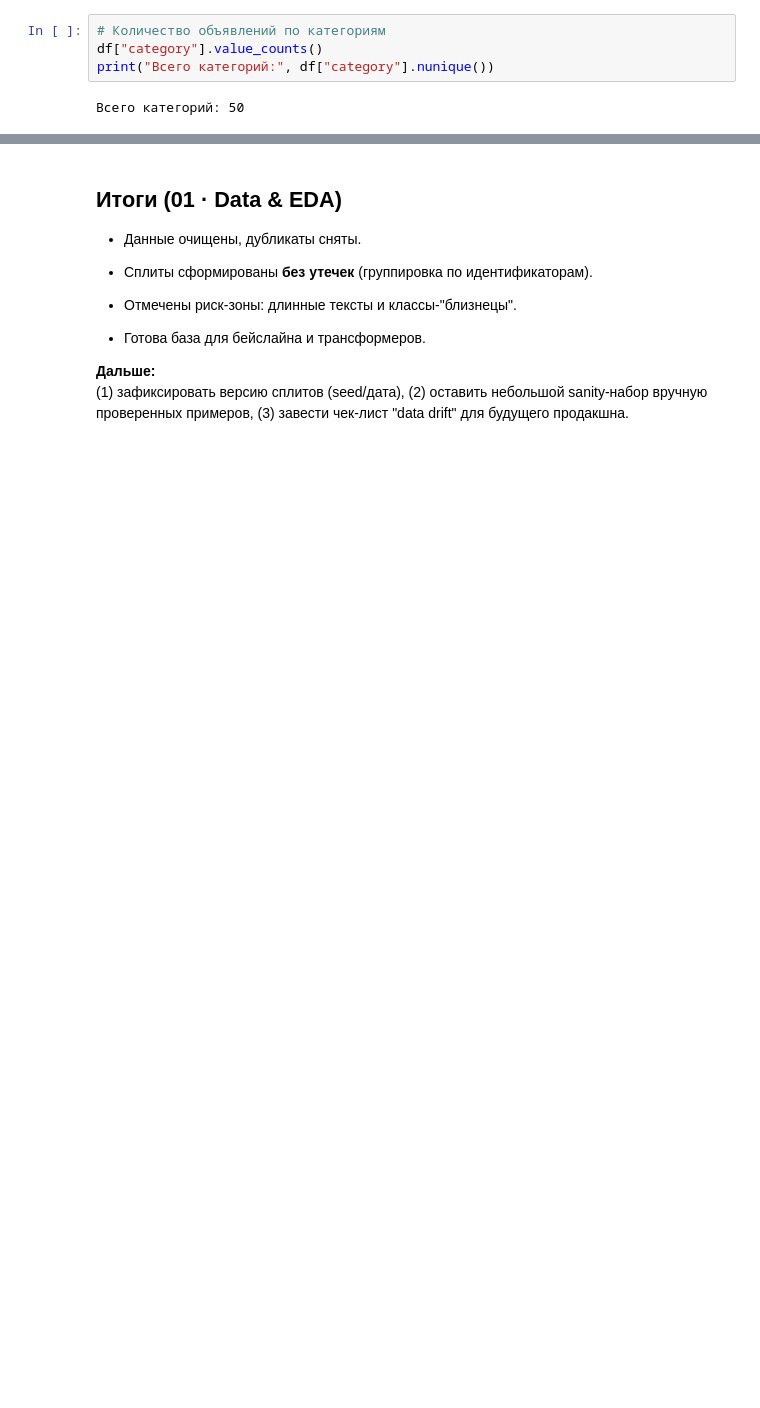
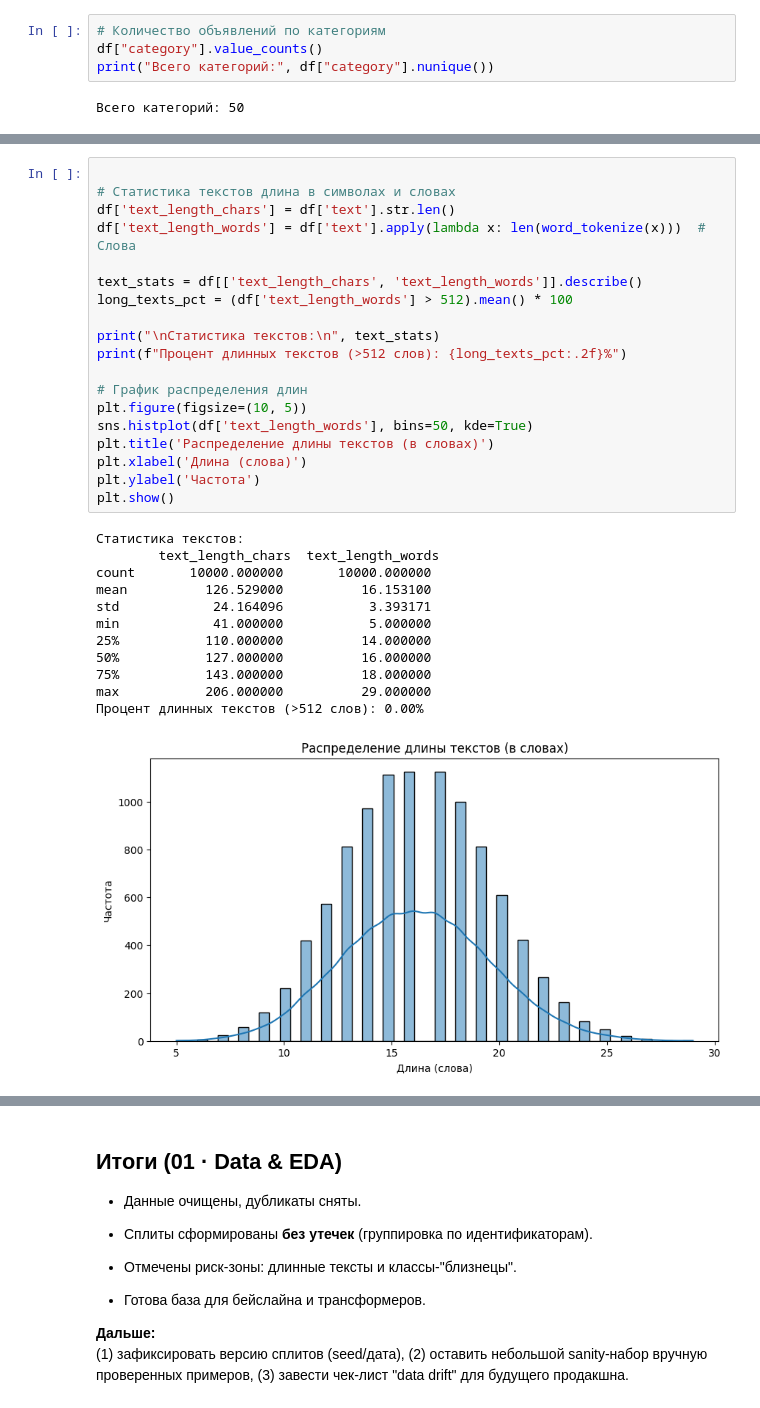
Before and after one commit to NkvMax/ad-analyser, a Jupyter notebook: notebooks/01_Data_EDA.ipynb, the cells around one changed output, grey strips where cells are left out. Drawn from its saved outputs; the diff is of its cells as text; blank space fills up the shorter version.

```diff
--- a/notebooks/01_Data_EDA.ipynb
+++ b/notebooks/01_Data_EDA.ipynb
@@ -212,0 +237,32 @@ print("Всего категорий:", df["category"].nunique())
+# %%
+
+# Статистика текстов длина в символах и словах
+df['text_length_chars'] = df['text'].str.len()
+df['text_length_words'] = df['text'].apply(lambda x: len(word_tokenize(x)))  # Слова
+
+text_stats = df[['text_length_chars', 'text_length_words']].describe()
+long_texts_pct = (df['text_length_words'] > 512).mean() * 100
+
+print("\nСтатистика текстов:\n", text_stats)
+print(f"Процент длинных текстов (>512 слов): {long_texts_pct:.2f}%")
+
+# График распределения длин
+plt.figure(figsize=(10, 5))
+sns.histplot(df['text_length_words'], bins=50, kde=True)
+plt.title('Распределение длины текстов (в словах)')
+plt.xlabel('Длина (слова)')
+plt.ylabel('Частота')
+plt.show()
+# %% [output]
+Статистика текстов:
+        text_length_chars  text_length_words
+count       10000.000000       10000.000000
+mean          126.529000          16.153100
+std            24.164096           3.393171
+min            41.000000           5.000000
+25%           110.000000          14.000000
+50%           127.000000          16.000000
+75%           143.000000          18.000000
+max           206.000000          29.000000
+Процент длинных текстов (>512 слов): 0.00%
+[figure, added]
```
Also changed, not shown: parts of 2 cells of this notebook.
